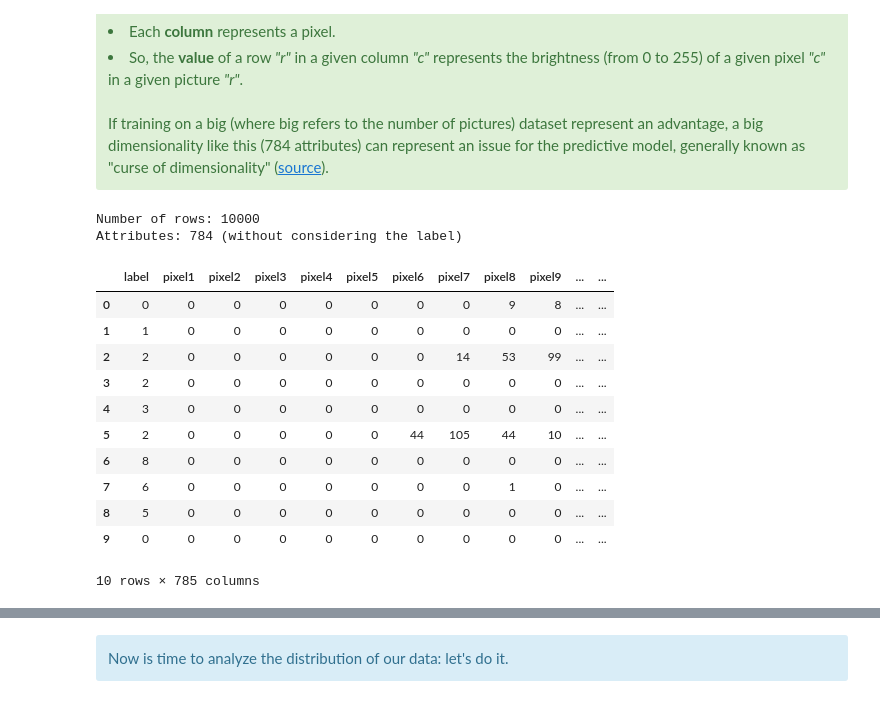
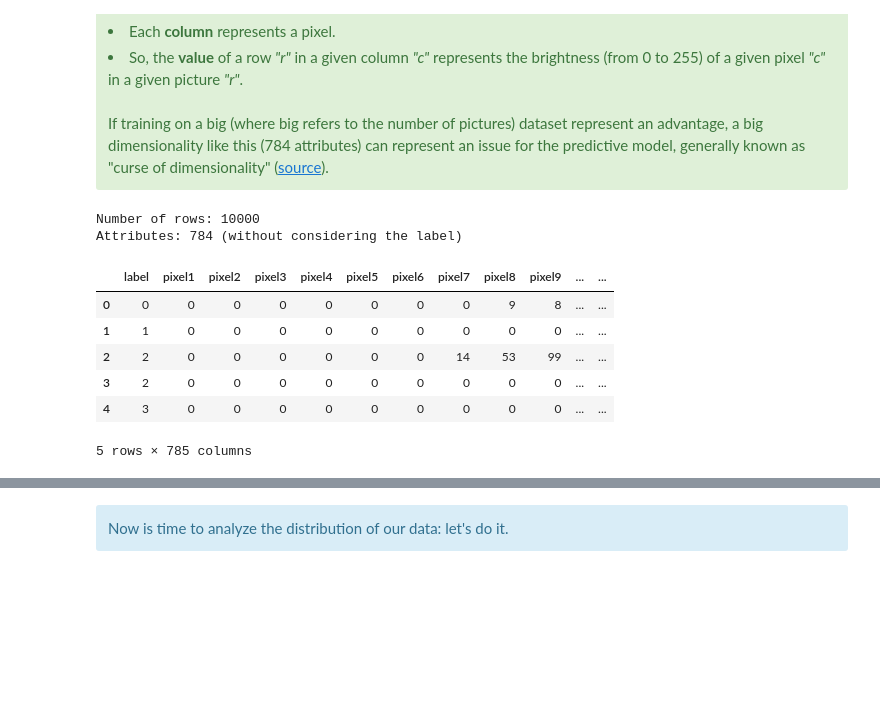
Before and after one commit to claudioscalzo/asi-challenge, a Jupyter notebook: asi_challenge_claudio_scalzo.ipynb, the cells around one changed output, grey strips where cells are left out. Drawn from its saved outputs; the diff is of its cells as text; code cells hidden in the pictures; blank space fills up the shorter version.

```diff
--- a/asi_challenge_claudio_scalzo.ipynb
+++ b/asi_challenge_claudio_scalzo.ipynb
@@ -177,20 +190,15 @@ If training on a big (where big refers to the number of pictures) dataset repres
 # %%
 # PRINT TO DESCRIBE THE TEST
 print("Number of rows:", mnistTest.shape[0])
 print("Attributes:", mnistTest.drop(columns=['label']).shape[1], "(without considering the label)")
-display(mnistTest.head(10))
+display(mnistTest.head(5))
 # %% [output]
 Number of rows: 10000
 Attributes: 784 (without considering the label)
 |  | label | pixel1 | pixel2 | pixel3 | pixel4 | pixel5 | pixel6 | pixel7 | pixel8 | pixel9 | ... | ... |
 | 0 | 0 | 0 | 0 | 0 | 0 | 0 | 0 | 0 | 9 | 8 | ... | ... |
 | 1 | 1 | 0 | 0 | 0 | 0 | 0 | 0 | 0 | 0 | 0 | ... | ... |
 | 2 | 2 | 0 | 0 | 0 | 0 | 0 | 0 | 14 | 53 | 99 | ... | ... |
 | 3 | 2 | 0 | 0 | 0 | 0 | 0 | 0 | 0 | 0 | 0 | ... | ... |
 | 4 | 3 | 0 | 0 | 0 | 0 | 0 | 0 | 0 | 0 | 0 | ... | ... |
-| 5 | 2 | 0 | 0 | 0 | 0 | 0 | 44 | 105 | 44 | 10 | ... | ... |
-| 6 | 8 | 0 | 0 | 0 | 0 | 0 | 0 | 0 | 0 | 0 | ... | ... |
-| 7 | 6 | 0 | 0 | 0 | 0 | 0 | 0 | 0 | 1 | 0 | ... | ... |
-| 8 | 5 | 0 | 0 | 0 | 0 | 0 | 0 | 0 | 0 | 0 | ... | ... |
-| 9 | 0 | 0 | 0 | 0 | 0 | 0 | 0 | 0 | 0 | 0 | ... | ... |
-10 rows × 785 columns
+5 rows × 785 columns
```
Also changed, not shown: parts of 40 cells of this notebook.
